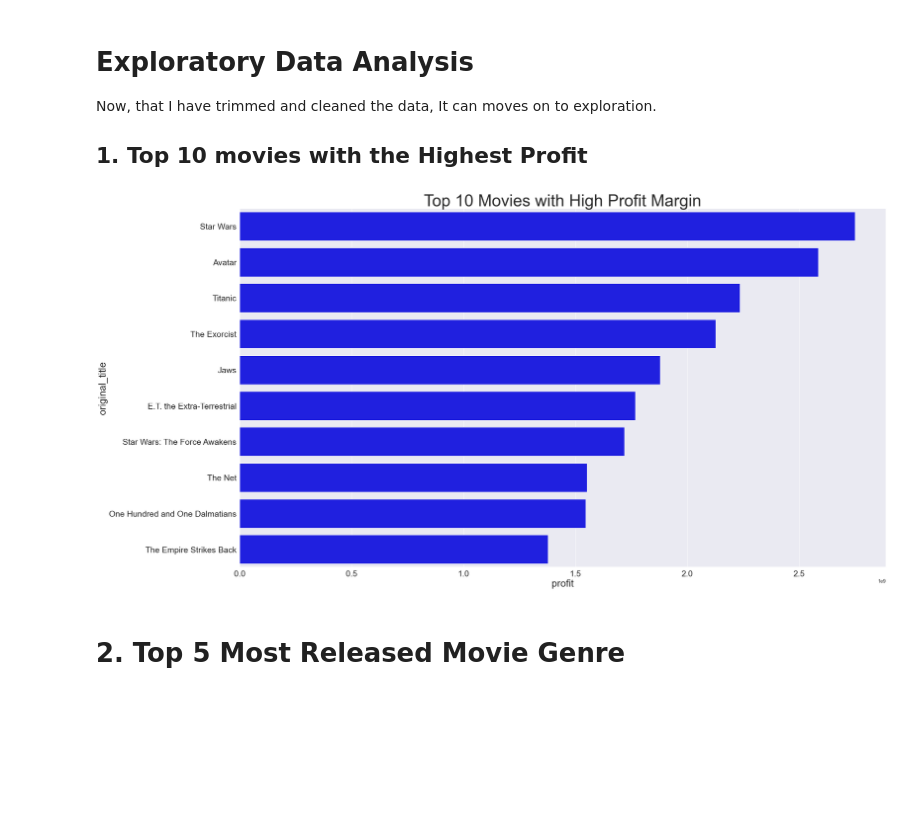
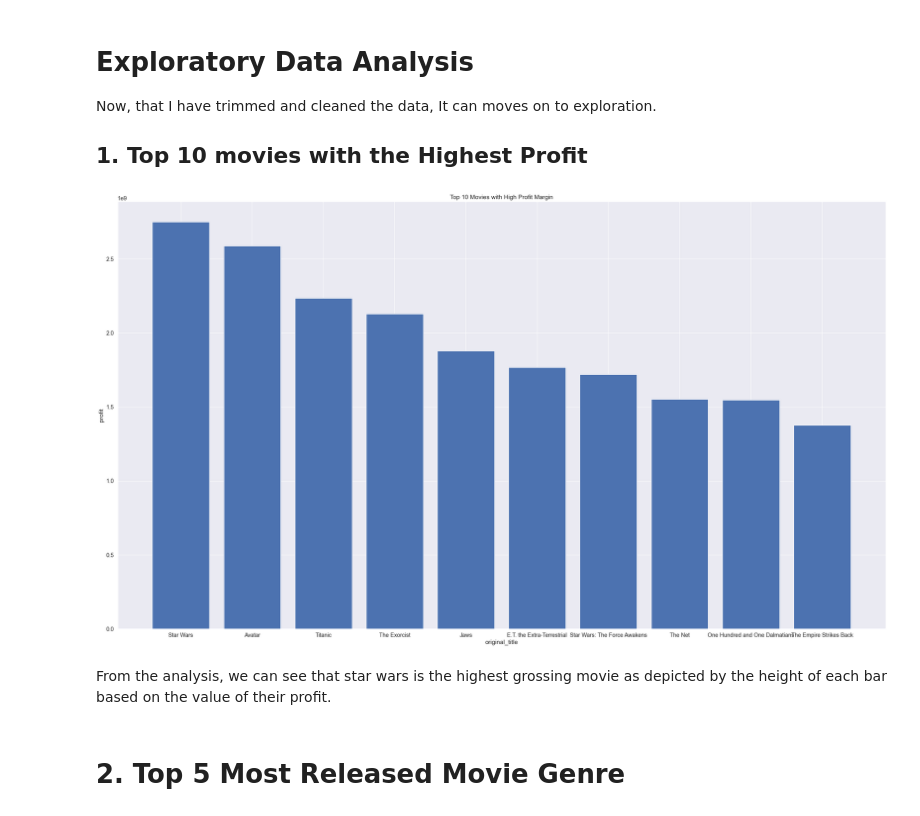
Before and after one commit to Doreenjohn-opara/UDACITY-PROJECT-1, a Jupyter notebook: DOREEN JOHN-OPARA PROJECT 1.ipynb, the cells around one changed output. Cells and saved outputs as stored; diff of their text form; code cells hidden in the pictures; blank space fills up the shorter version.

```diff
--- a/DOREEN JOHN-OPARA PROJECT 1.ipynb
+++ b/DOREEN JOHN-OPARA PROJECT 1.ipynb
@@ -441,20 +442,33 @@ movie_df.query('runtime==0').count().sum()
 Now, that I have trimmed and cleaned the data, It can moves on to exploration.
 
 ## 1. Top 10 movies with the Highest Profit
+# %%
+def label(x,y,t):
+
+    """
+    Args:
+    x (str): x-axis title
+    y (str): y-axis title
+    t (str): main title
+
+    Returns:
+    None
+    """
+    plt.xlabel(x)
+    plt.ylabel(y)
+    plt.title(t)
+    plt.show()
 # %%
 # extracting movies with highest profit margin
-top_10_profit = movie_df.sort_values('profit',ascending=False).head(10)
-
+top_10_movies = movie_df.sort_values('profit',ascending=False).head(10)
 #plotting a barchart to that effect
 fig, ax = plt.subplots(figsize=(35,20))
-b = sns.barplot(x = 'profit',y = 'original_title',data = top_10_profit,ax=ax,color="blue")
-b.axes.set_title("Top 10 Movies with High Profit Margin",fontsize=50)
-b.set_xlabel("profit",fontsize=30)
-b.set_ylabel("original_title",fontsize=30)
-b.tick_params(labelsize=25)
-plt.show()
+plt.bar(top_10_movies['original_title'], top_10_movies['profit'])
+label('original_title', 'profit', 'Top 10 Movies with High Profit Margin')
 # %% [output]
-[figure, old version]
+[figure, new version]
+# %% [markdown]
+From the analysis, we can see that star wars is the highest grossing movie as depicted by the height of each bar based on the value of their profit.
 # %% [markdown]
 # 2. Top 5 Most Released Movie Genre
 # %%
```
Also changed, not shown: parts of 17 cells of this notebook, 1 other file.
